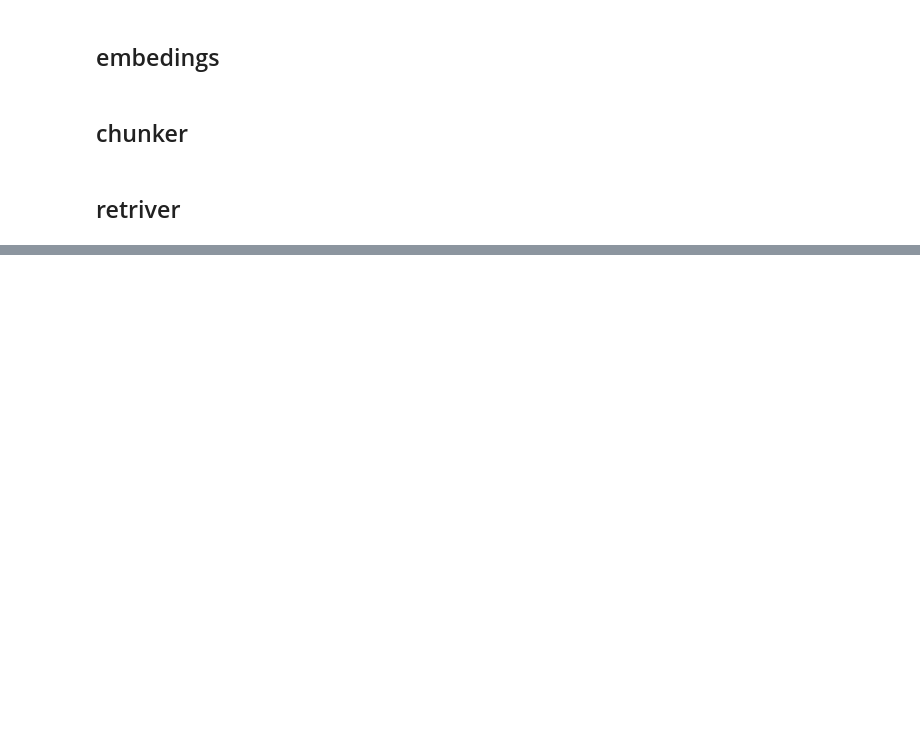
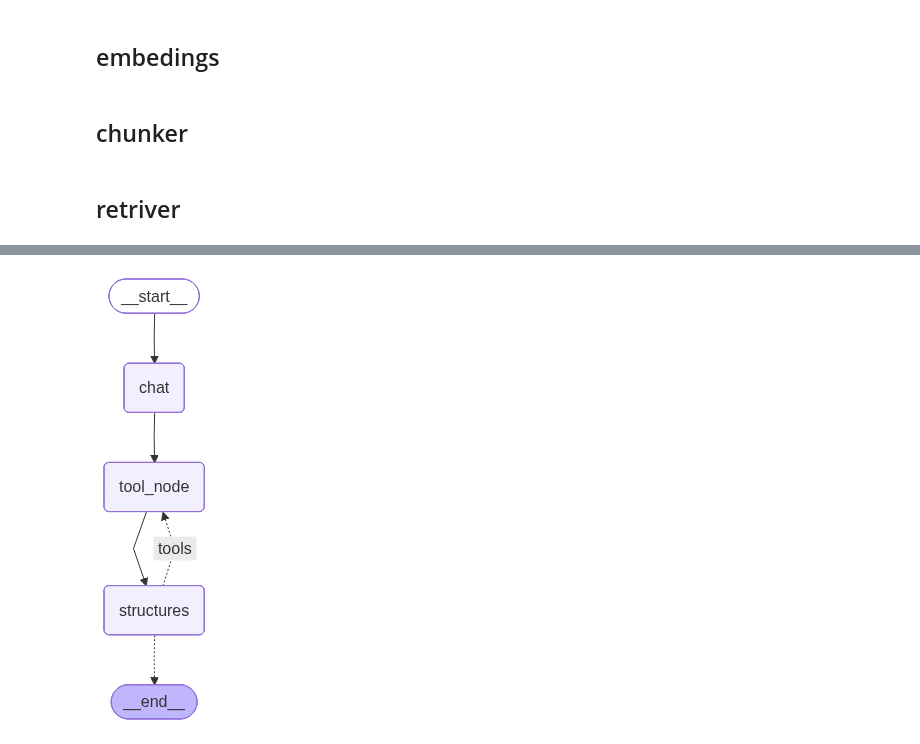
Before and after one commit to ILIASB1212/accountant_ai_agent_v3, a Jupyter notebook: laboratoire/lab.ipynb, the cells around one changed output, grey strips where cells are left out. Cells and saved outputs as stored; diff of their text form; code cells hidden in the pictures; blank space fills up the shorter version.

```diff
--- a/laboratoire/lab.ipynb
+++ b/laboratoire/lab.ipynb
@@ -243,5 +280,5 @@ Warning: You are sending unauthenticated requests to the HF Hub. Please set a HF
 # %%
-tools=[cgnc_tool,finance_law_tool]
+tools=[cgnc_tool,finance_law_tool,CGI_tool,plan_comptable_tool,search]
 # %%
 from  dotenv import  load_dotenv
 
@@ -267,3 +310,14 @@ print(result)
+# %%
+SYSTEM_PROMPT = """You are a Moroccan accounting and tax assistant.
+Follow this STRICT routing hierarchy:
+
+1. Need an ACCOUNT NUMBER → plan_comptable_marocain
+2. Need an ACCOUNTING RULE or PRINCIPLE → cgnc_maroc
+3. Need a TAX RATE or PERMANENT TAX RULE → cgi_maroc
+4. Need a RECENT/ANNUAL tax change with YEAR mentioned → loi_finances_maroc
+5. Need CURRENT news, exchange rates, or outside info → google_search
+
+NEVER invent article numbers. If the retrieved text doesn't contain the answer, say so."""
 # %%
 from langchain_core.messages import AIMessage, HumanMessage,SystemMessage
 
@@ -280,7 +334,7 @@ import os
 
 import os
 
-os.environ["OPENROUTER_API_KEY"] = os.getenv("OPEN_ROUTER_API")
+os.environ["OPENROUTER_API_KEY"] = os.getenv("OPENROUTER_API_KEY")
 
 MODEL = "nvidia/nemotron-3-super-120b-a12b:free"
 llm = ChatOpenRouter(model=MODEL)
@@ -307,21 +361,13 @@ tool_node=ToolNode(tools)
 def agent_structuring_response(state: AgentState):
     # Find the last ToolMessage to know which tool was used
 
-    system_message = SystemMessage(content=f"""You are a response structuring assistant.
-
-                Instructions: generate the responce from the context u recive
-
-                if you feel that you need to reuse the tools multiple time reuse multiple tools .
-
-                If the response content is empty or unclear, say: "I couldn't find specific information on this topic. Try rephrasing your question."
-
-                Do not add information that wasn't in the original response. Just structure and format it.
-                """)
+    system_message = SystemMessage(content=SYSTEM_PROMPT)
 
     all_messages = [system_message] + state["messages"][-5:]
     return {"messages": [llm_with_tools.invoke(all_messages)]}
 
 
+from langgraph.prebuilt import tools_condition
 
 
 
@@ -335,11 +381,22 @@ builder.add_node("structures", agent_structuring_response)
 builder.add_edge(START, "chat")
 builder.add_edge("chat", "tool_node")
 builder.add_edge("tool_node", "structures")
-
+builder.add_conditional_edges(
+    "structures",
+    tools_condition,
+    {
+        "tools": "tool_node",
+        "__end__": END
+    }
+)
 builder.add_edge("structures", END)
 
 
 
 graph = builder.compile()
+# %%
+graph
+# %% [output]
+[figure, added]
 # %%
 # ── Invoke ──
```
Also changed, not shown: parts of 6 cells of this notebook.
